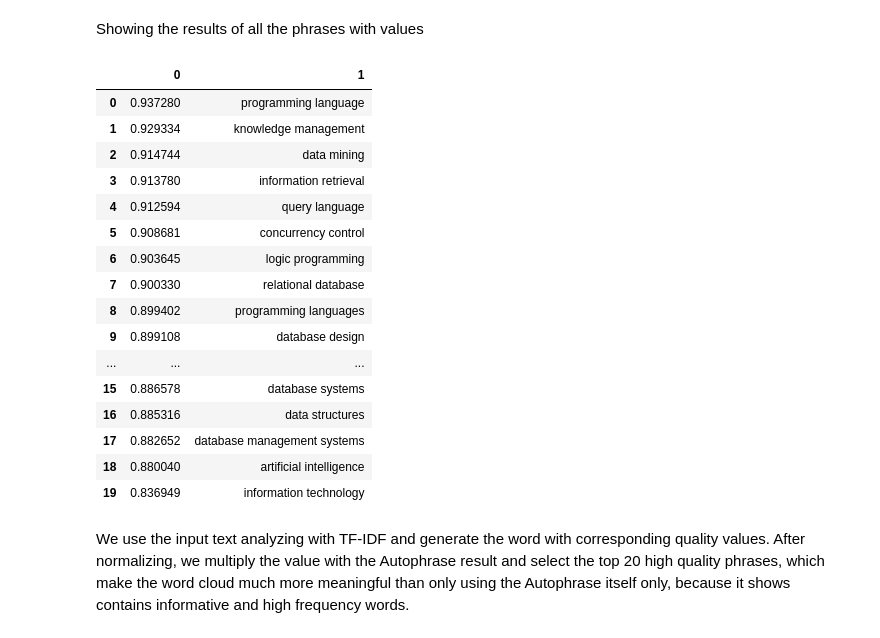
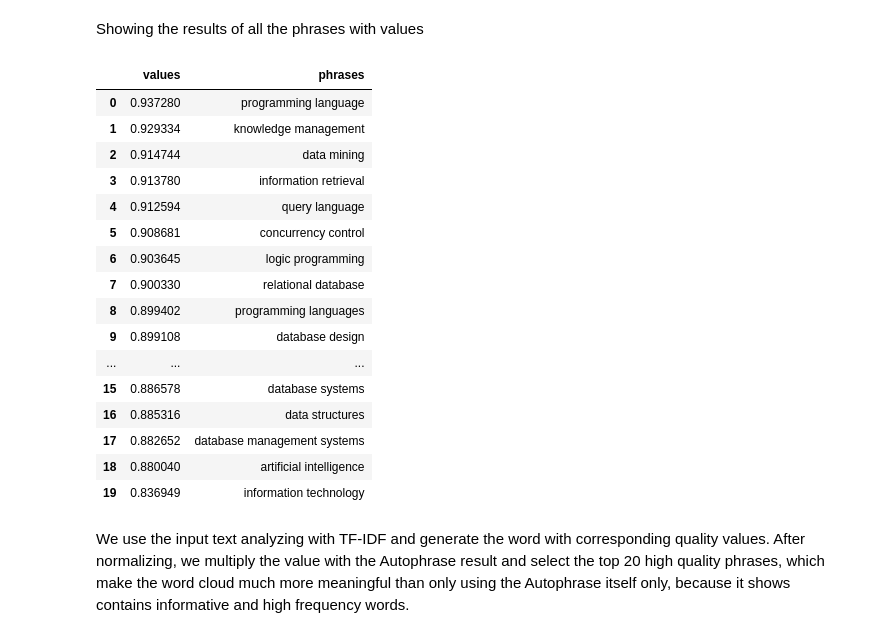
Before and after one commit to t2wan/DSC180B-Capstone, a Jupyter notebook: Notebook/EDA and Result Analysis.ipynb, the cells around one changed output. Cells and saved outputs as stored; diff of their text form; code cells hidden in the pictures.

```diff
--- a/Notebook/EDA and Result Analysis.ipynb
+++ b/Notebook/EDA and Result Analysis.ipynb
@@ -56,9 +56,10 @@ Image("../data/outputs/single_value_distribution.png")
 Showing the results of all the phrases with values
 # %%
 r = pd.read_csv('../data/outputs/AutoPhrase.txt', sep="\t", header=None)
+r.columns = ['values', 'phrases']
 r.head(20)
 # %% [output]
-|  | 0 | 1 |
+|  | values | phrases |
 | 0 | 0.937280 | programming language |
 | 1 | 0.929334 | knowledge management |
 | 2 | 0.914744 | data mining |
```
